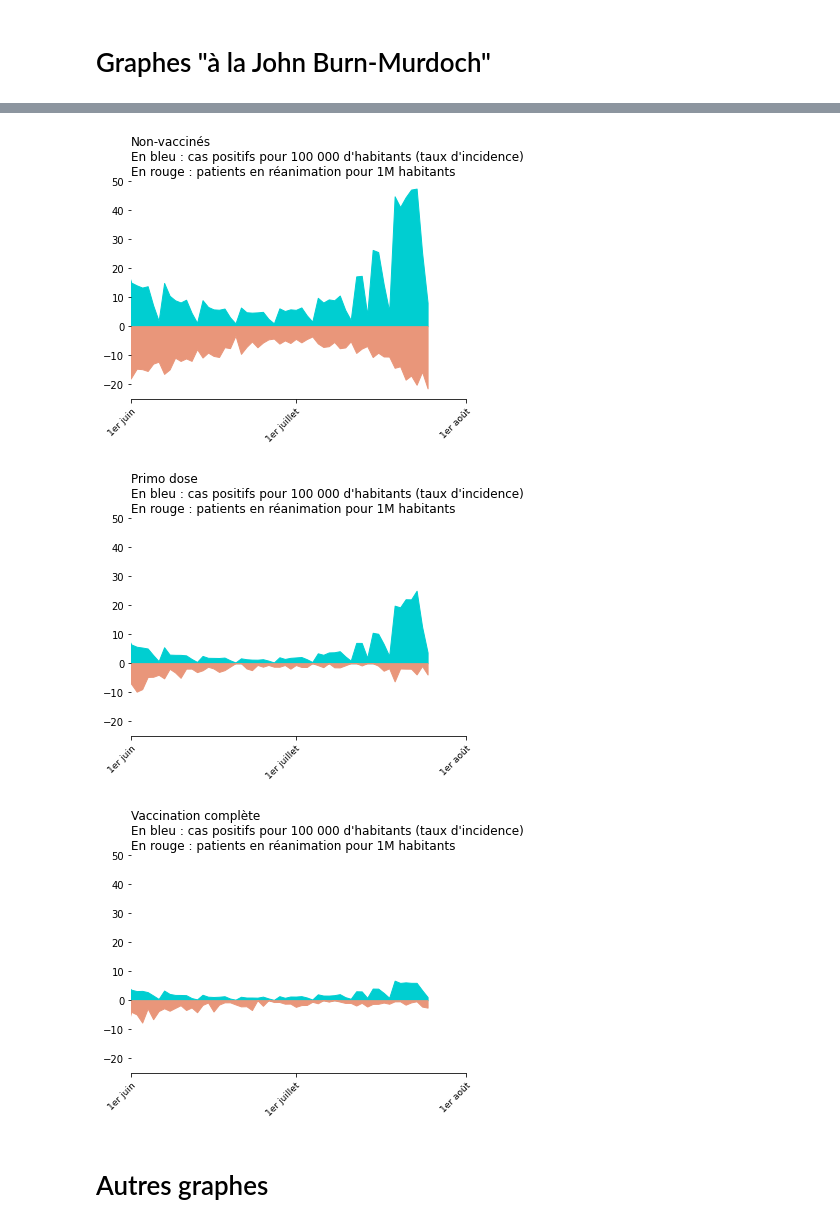
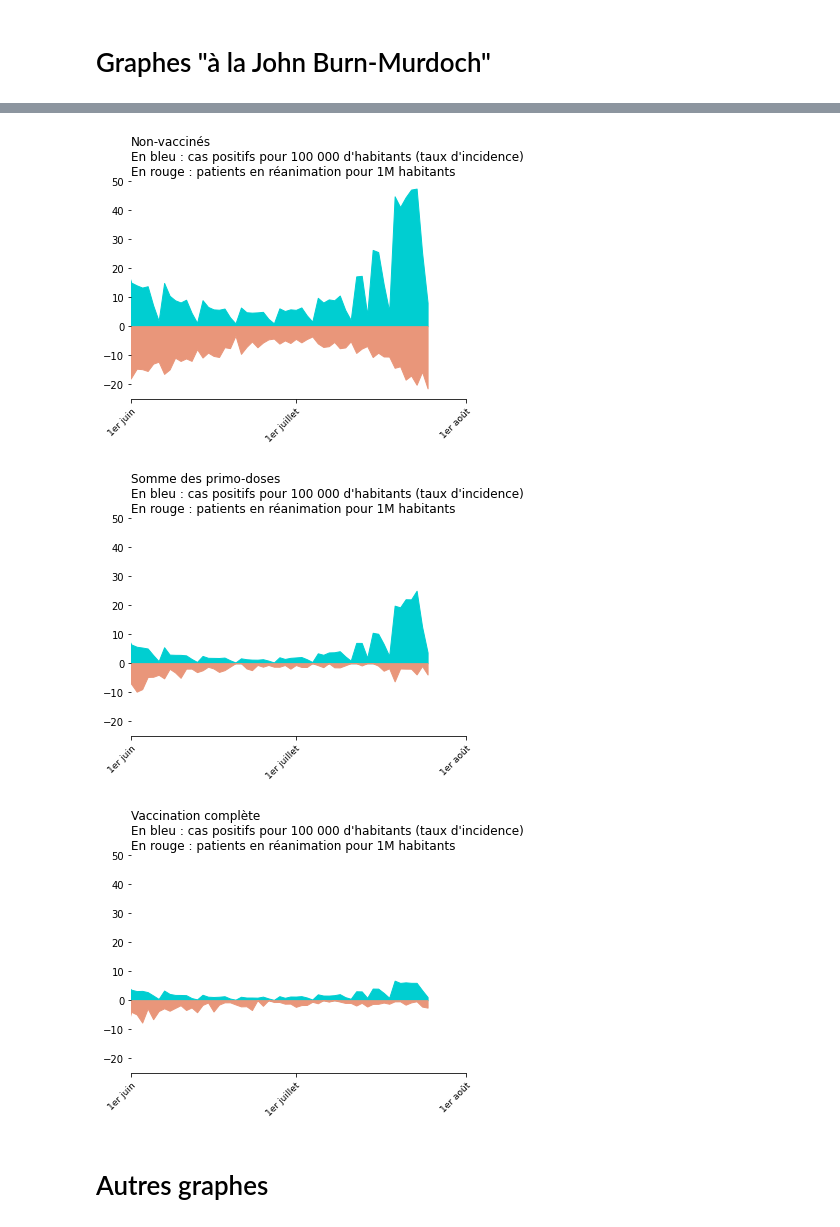
Before and after one commit to E-Dmz/DisplayDataCovid, a Jupyter notebook: Code/Supp: DREES dataset analysis/Analyses données DREES.ipynb, the cells around one changed output, grey strips where cells are left out. Saved outputs shown, nothing was run; the diff lists cells and outputs as text; code cells hidden in the pictures.

```diff
--- a/Code/Supp: DREES dataset analysis/Analyses données DREES.ipynb
+++ b/Code/Supp: DREES dataset analysis/Analyses données DREES.ipynb
@@ -53,7 +88,7 @@ pretty_sample("df_raw")
 df = df_raw.copy()
 dPrimo = df[df.vac_statut.isin(["Primo dose efficace", "Primo dose récente"])].groupby(['date'])[['nb_PCR', 'nb_PCR_sympt', 'nb_PCR+',
        'nb_PCR+_sympt', 'HC', 'HC_PCR+', 'SC', 'SC_PCR+', 'DC', 'DC_PCR+', 'effectif J-7']].sum().reset_index()
-dPrimo['vac_statut'] = 'Primo dose'
+dPrimo['vac_statut'] = 'Somme des primo-doses'
 pretty_sample("dPrimo")
 
 df_merged = pd.concat([df, dPrimo])
@@ -83,7 +118,7 @@ df = df[['date', 'vac_statut', 'effectif J-7', 'HC_odds', 'SC_odds', 'DC_odds',
        'Effectif en Mns']]
 pretty_sample("df")
 
-for vac_statut in ['Ensemble', 'Non-vaccinés', 'Primo dose', 'Vaccination complète']:
+for vac_statut in ['Ensemble', 'Non-vaccinés', 'Somme des primo-doses', 'Vaccination complète']:
     simplified_df = simplify_df(df, vac_statut)
     pretty_sample("simplified_df", nlines = 1)
 # %% [output]
@@ -152,13 +232,13 @@ def plot_Burn_Murdoch(df, vac_statut):
     s=plt.title(f"{vac_statut}\nEn bleu : cas positifs pour 100 000 d'habitants (taux d'incidence)\nEn rouge : patients en réanimation pour {rate_specifier}M habitants", loc = 'left')
     save_output(fig, './Burn-Murdoch/', vac_statut, with_date = True, with_SVG = False)
 # %%
-vac_statuts = ['Ensemble', 'Non-vaccinés', 'Primo dose', 'Vaccination complète']
+vac_statuts = ['Ensemble', 'Non-vaccinés', 'Somme des primo-doses', 'Vaccination complète']
 for vac_statut in vac_statuts:
     plot_Burn_Murdoch(df, vac_statut)
 # %% [output]
 [figure]
 [figure]
-[figure, old version]
+[figure, new version]
 [figure]
 # %% [markdown]
 # Autres graphes
```
Also changed, not shown: parts of 13 cells of this notebook, 47 other files.
